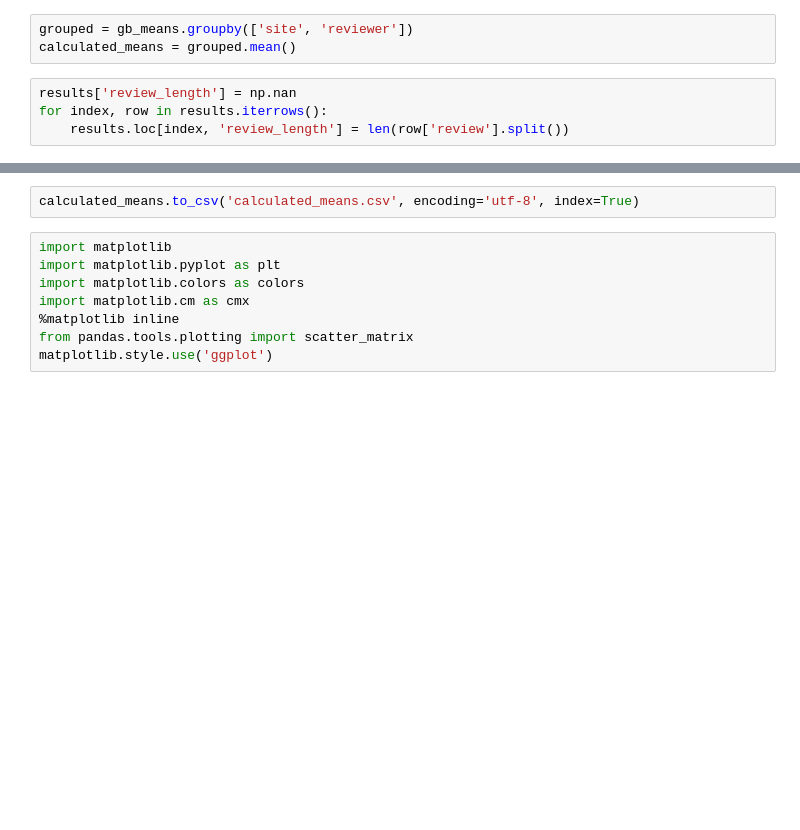
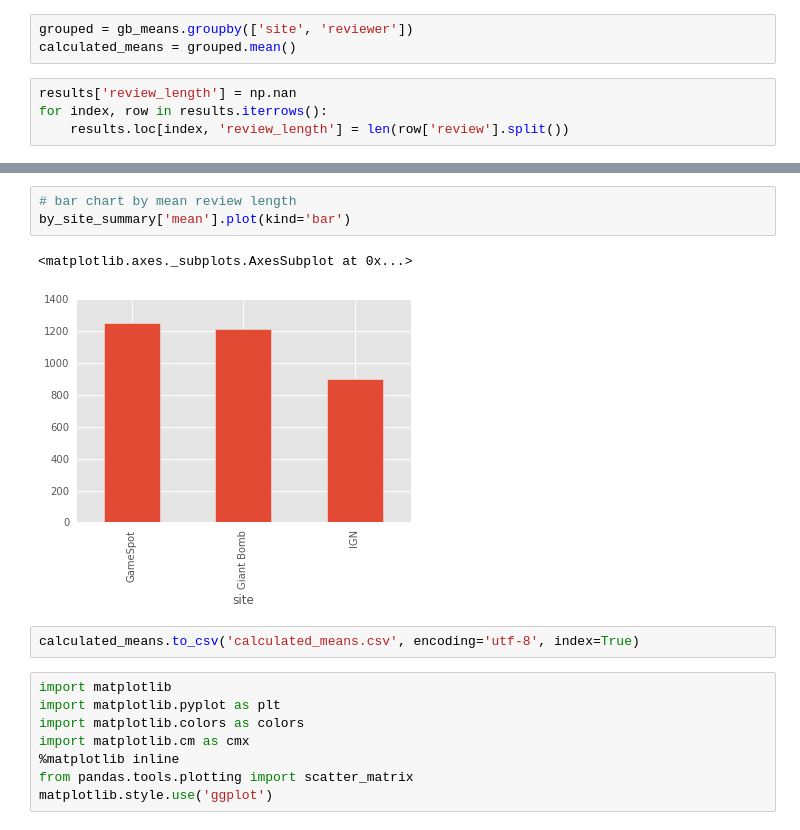
Before and after one commit to wotashu/gamers, a Jupyter notebook: Concat_sites.ipynb, the cells around one changed output, grey strips where cells are left out. Cells and saved outputs as stored; diff of their text form; blank space fills up the shorter version.

```diff
--- a/Concat_sites.ipynb
+++ b/Concat_sites.ipynb
@@ -67,3 +94,9 @@ calculated_means = grouped.mean()
+# %%
+# bar chart by mean review length
+by_site_summary['mean'].plot(kind='bar')
+# %% [output]
+<matplotlib.axes._subplots.AxesSubplot at 0x...>
+[figure, added]
 # %%
 calculated_means.to_csv('calculated_means.csv', encoding='utf-8', index=True)
 # %%
```
Also changed, not shown: parts of 10 cells of this notebook.
